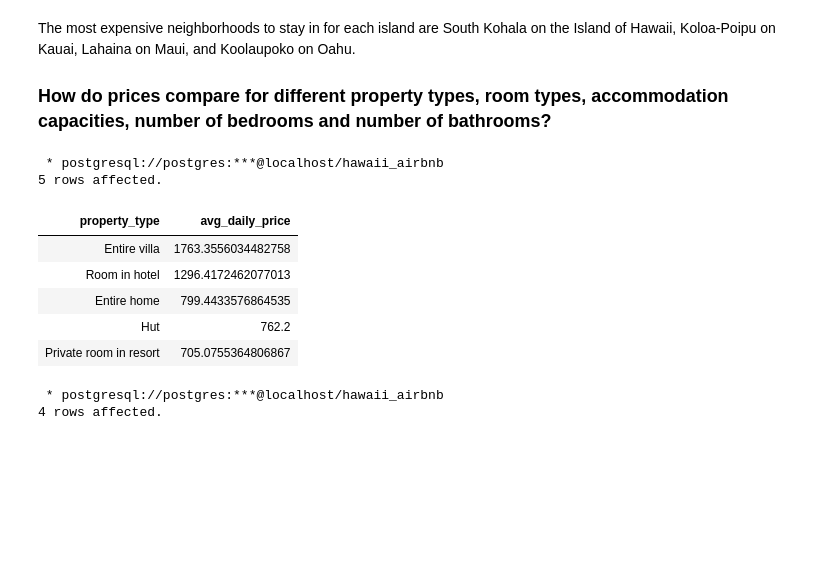
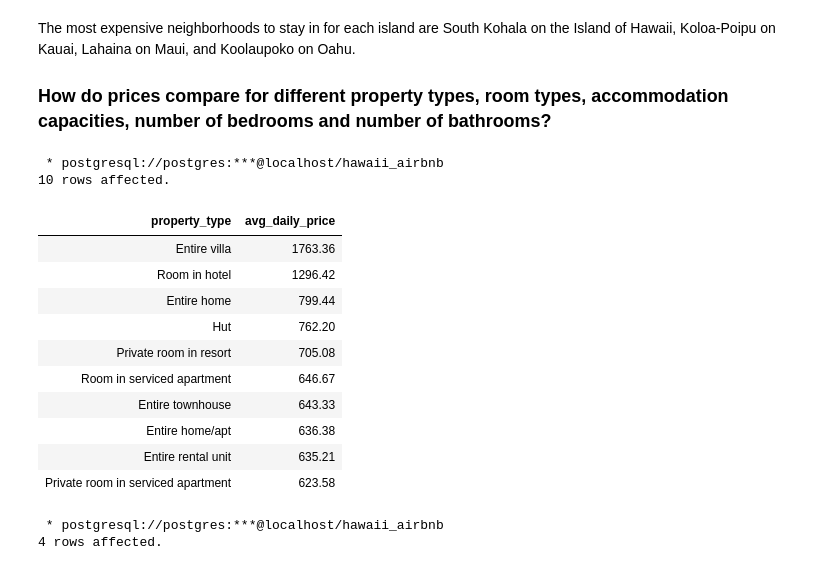
Before and after one commit to kaistops/Hawaii-Airbnb-Analysis, a Jupyter notebook: hawaii_airbnb_analysis.ipynb, the cells around one changed output. Cells and saved outputs as stored; diff of their text form; code cells hidden in the pictures; blank space fills up the shorter version.

```diff
--- a/hawaii_airbnb_analysis.ipynb
+++ b/hawaii_airbnb_analysis.ipynb
@@ -90,16 +91,20 @@ array(['Primary Urban Center', 'South Kohala', 'South Kona', 'North Kona',
 # 'bathrooms' column is entirely missing values, can go ahead and drop
 listings = listings.drop(columns=['bathrooms'])
 
-# Extracting bathroom number from 'bathrooms_text' column
+# Extract number of bathrooms in a listing from 'bathrooms_text' column
 listings['bathrooms_text'] = listings['bathrooms_text'].fillna('missing')
-display(listings['bathrooms_text'].unique())
 listings['bathroom_num'] = listings['bathrooms_text'].str.extract(r'(\d+(?:\.\d+)?)')
 listings.loc[listings['bathrooms_text'].str.lower().str.contains('half-bath'), 'bathroom_num'] = 0.5
 
-# Extracting whether a bathroom is shared or not from 'bathrooms_text' column
+# Extract whether a bathroom is shared or not from 'bathrooms_text' column
 listings['bathroom_shared'] = 0
 listings.loc[listings['bathrooms_text'].str.lower().str.contains('shared'), 'bathroom_shared'] = 1
 
+display(listings['bathroom_num'].isna().sum())
+
 # There are still 21 missing values for 'bathroom_num', I will just impute with most common bathroom number which is 1
 listings['bathroom_num'] = listings['bathroom_num'].fillna(listings['bathroom_num'].mode()[0])
+listings['bathroom_num'] = listings['bathroom_num'].astype(float)
+
+display(listings[['bathroom_num', 'bathroom_shared']].describe())
 # %% [output]
@@ -174,8 +160,5 @@ The remaining missing values can remain in the dataset. The values 'description'
 # %%
-# Dropping columns where all observations are missing
-listings = listings.drop(columns=['calendar_updated'])
-
-# Dropping other columns not relevant for analysis
-listings = listings.drop(columns=['scrape_id', 'listing_url', 'scrape_id', 'last_scraped', 'source', 'picture_url', 'latitude', 'longitude', 'minimum_minimum_nights',
+# Drop columns where all observations are missing and columns that are not relevant for analysis
+listings = listings.drop(columns=['calendar_updated', 'scrape_id', 'listing_url', 'scrape_id', 'last_scraped', 'source', 'picture_url', 'latitude', 'longitude', 'minimum_minimum_nights',
                                   	'maximum_minimum_nights', 'minimum_maximum_nights', 'maximum_maximum_nights', 'minimum_nights_avg_ntm',
                                     'maximum_nights_avg_ntm', 'calendar_last_scraped', 'license'])
@@ -660,20 +693,25 @@ The most expensive neighborhoods to stay in for each island are South Kohala on
 # %%
 %%sql
 
-SELECT property_type, AVG(price) as avg_daily_price
+SELECT property_type, ROUND(AVG(price::DECIMAL), 2) as avg_daily_price
 FROM listings
 GROUP BY property_type
 ORDER BY avg_daily_price DESC
-LIMIT 5;
+LIMIT 10;
 # %% [output]
  * postgresql://postgres:***@localhost/hawaii_airbnb
-5 rows affected.
+10 rows affected.
 | property_type | avg_daily_price |
-| Entire villa | 1763.3556034482758 |
-| Room in hotel | 1296.4172462077013 |
-| Entire home | 799.4433576864535 |
-| Hut | 762.2 |
-| Private room in resort | 705.0755364806867 |
+| Entire villa | 1763.36 |
+| Room in hotel | 1296.42 |
+| Entire home | 799.44 |
+| Hut | 762.20 |
+| Private room in resort | 705.08 |
+| Room in serviced apartment | 646.67 |
+| Entire townhouse | 643.33 |
+| Entire home/apt | 636.38 |
+| Entire rental unit | 635.21 |
+| Private room in serviced apartment | 623.58 |
 # %%
 %%sql
 
```
Also changed, not shown: parts of 88 cells of this notebook.
